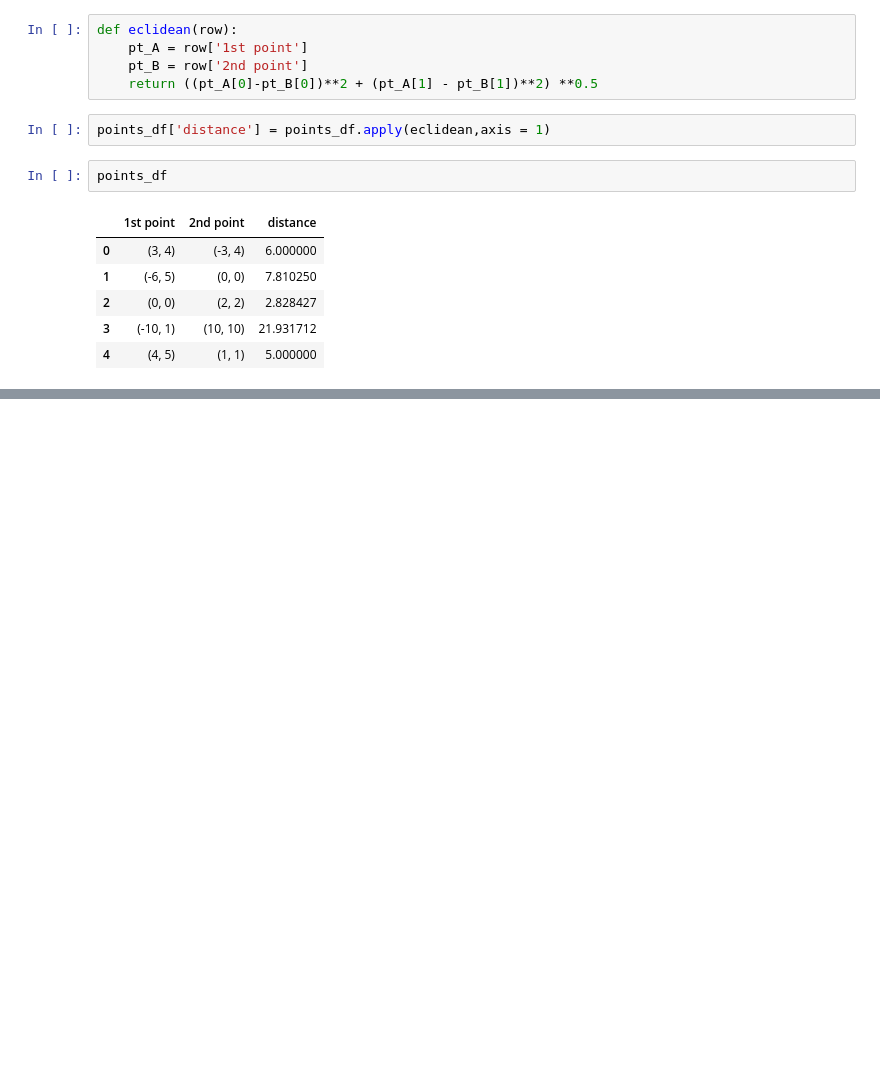
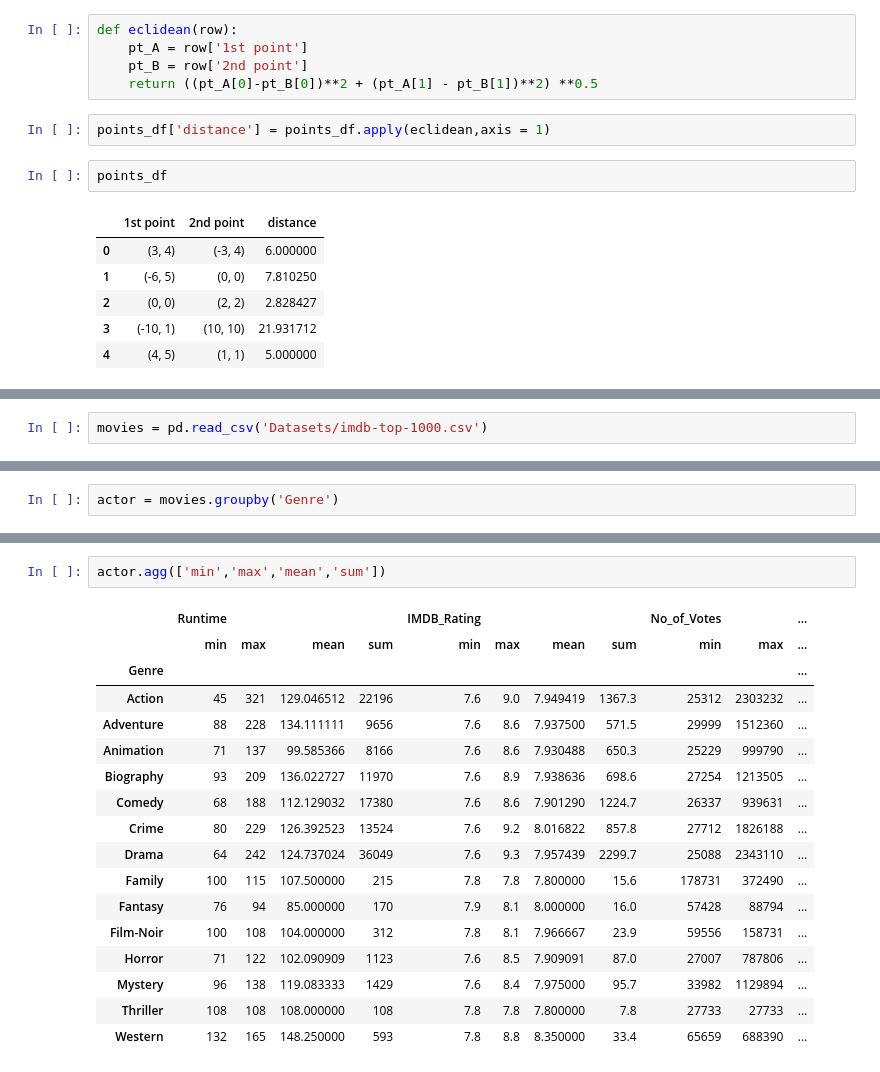
Before and after one commit to sunildsde77/dsdepractice, a Jupyter notebook: Dsdepractice.ipynb, the cells around one changed output, grey strips where cells are left out. Cells and saved outputs as stored; diff of their text form; blank space fills up the shorter version.

```diff
--- a/Dsdepractice.ipynb
+++ b/Dsdepractice.ipynb
@@ -1659,0 +2057,2 @@ points_df
+# %%
+movies = pd.read_csv('Datasets/imdb-top-1000.csv')
@@ -1659,0 +2065,2 @@ points_df
+# %%
+actor = movies.groupby('Genre')
@@ -1659,0 +2086,20 @@ points_df
+# %%
+actor.agg(['min','max','mean','sum'])
+# %% [output]
+|  | Runtime |  |  |  | IMDB_Rating |  |  |  | No_of_Votes |  | ... |
+|  | min | max | mean | sum | min | max | mean | sum | min | max | ... |
+| Genre |  |  |  |  |  |  |  |  |  |  | ... |
+| Action | 45 | 321 | 129.046512 | 22196 | 7.6 | 9.0 | 7.949419 | 1367.3 | 25312 | 2303232 | ... |
+| Adventure | 88 | 228 | 134.111111 | 9656 | 7.6 | 8.6 | 7.937500 | 571.5 | 29999 | 1512360 | ... |
+| Animation | 71 | 137 | 99.585366 | 8166 | 7.6 | 8.6 | 7.930488 | 650.3 | 25229 | 999790 | ... |
+| Biography | 93 | 209 | 136.022727 | 11970 | 7.6 | 8.9 | 7.938636 | 698.6 | 27254 | 1213505 | ... |
+| Comedy | 68 | 188 | 112.129032 | 17380 | 7.6 | 8.6 | 7.901290 | 1224.7 | 26337 | 939631 | ... |
+| Crime | 80 | 229 | 126.392523 | 13524 | 7.6 | 9.2 | 8.016822 | 857.8 | 27712 | 1826188 | ... |
+| Drama | 64 | 242 | 124.737024 | 36049 | 7.6 | 9.3 | 7.957439 | 2299.7 | 25088 | 2343110 | ... |
+| Family | 100 | 115 | 107.500000 | 215 | 7.8 | 7.8 | 7.800000 | 15.6 | 178731 | 372490 | ... |
+| Fantasy | 76 | 94 | 85.000000 | 170 | 7.9 | 8.1 | 8.000000 | 16.0 | 57428 | 88794 | ... |
+| Film-Noir | 100 | 108 | 104.000000 | 312 | 7.8 | 8.1 | 7.966667 | 23.9 | 59556 | 158731 | ... |
+| Horror | 71 | 122 | 102.090909 | 1123 | 7.6 | 8.5 | 7.909091 | 87.0 | 27007 | 787806 | ... |
+| Mystery | 96 | 138 | 119.083333 | 1429 | 7.6 | 8.4 | 7.975000 | 95.7 | 33982 | 1129894 | ... |
+| Thriller | 108 | 108 | 108.000000 | 108 | 7.8 | 7.8 | 7.800000 | 7.8 | 27733 | 27733 | ... |
+| Western | 132 | 165 | 148.250000 | 593 | 7.8 | 8.8 | 8.350000 | 33.4 | 65659 | 688390 | ... |
```
Also changed, not shown: parts of 67 cells of this notebook, 1 other file.
